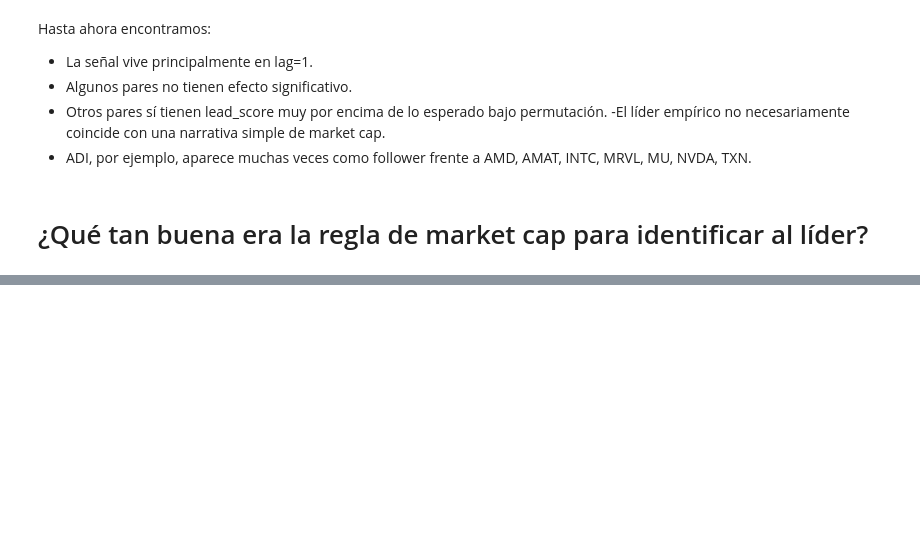
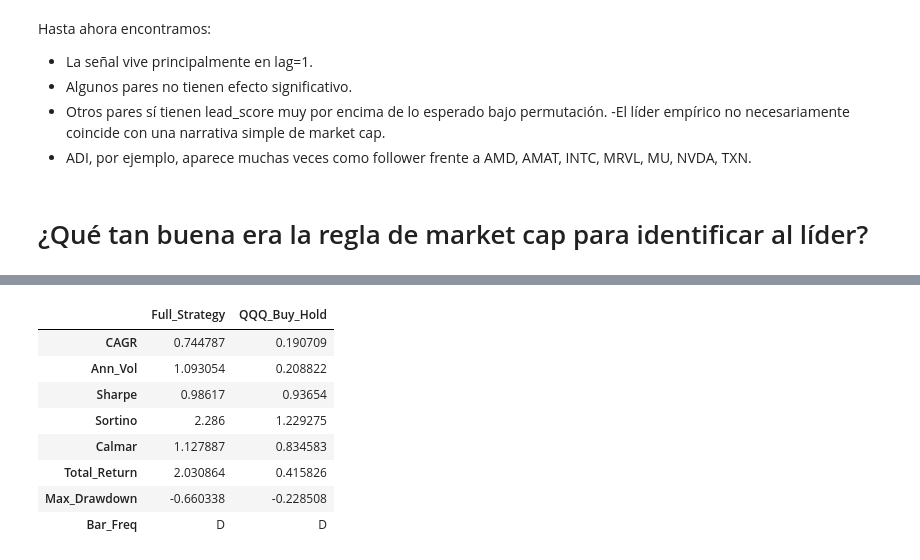
Before and after one commit to ADRIANVM117/data-science-portfolio, a Jupyter notebook: SolidBack_Quant/notebooks/03_hyphotesis_validation_pt2.ipynb, the cells around one changed output, grey strips where cells are left out. Cells and saved outputs as stored; diff of their text form; code cells hidden in the pictures; blank space fills up the shorter version.

```diff
--- a/SolidBack_Quant/notebooks/03_hyphotesis_validation_pt2.ipynb
+++ b/SolidBack_Quant/notebooks/03_hyphotesis_validation_pt2.ipynb
@@ -633,0 +1079,24 @@ El liderazgo basado en market capitalization no es arbitrario. Aproximadamente 6
+# %%
+# For a complete strategy vs QQQ:
+performance_table = pd.DataFrame({
+    "Full_Strategy": compute_performance_stats(
+        equity=comparison_df["strategy_equity"],
+        returns=comparison_df["strategy_return"],
+    ),
+    "QQQ_Buy_Hold": compute_performance_stats(
+        equity=comparison_df["benchmark_equity"],
+        returns=comparison_df["benchmark_return"],
+    ),
+})
+
+performance_table
+# %% [output]
+|  | Full_Strategy | QQQ_Buy_Hold |
+| CAGR | 0.744787 | 0.190709 |
+| Ann_Vol | 1.093054 | 0.208822 |
+| Sharpe | 0.98617 | 0.93654 |
+| Sortino | 2.286 | 1.229275 |
+| Calmar | 1.127887 | 0.834583 |
+| Total_Return | 2.030864 | 0.415826 |
+| Max_Drawdown | -0.660338 | -0.228508 |
+| Bar_Freq | D | D |
```
Also changed, not shown: parts of 30 cells of this notebook.
